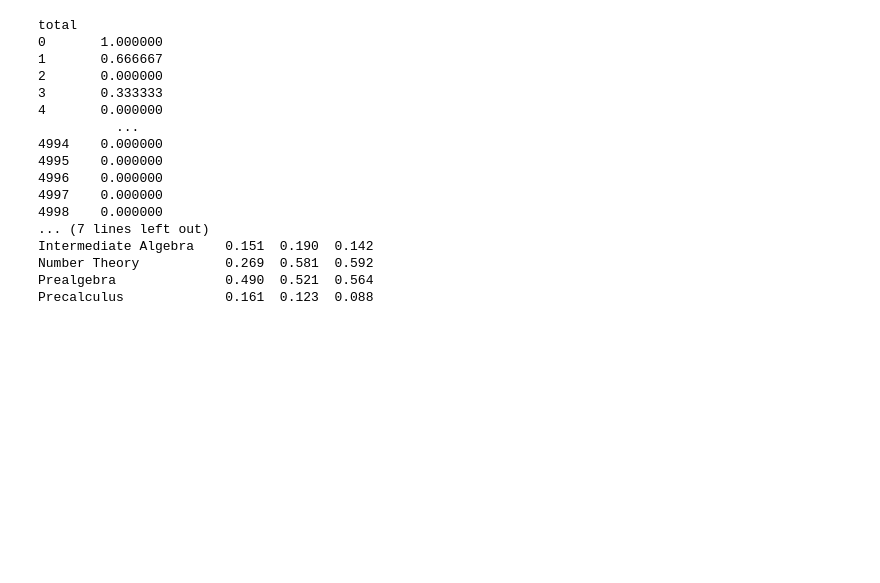
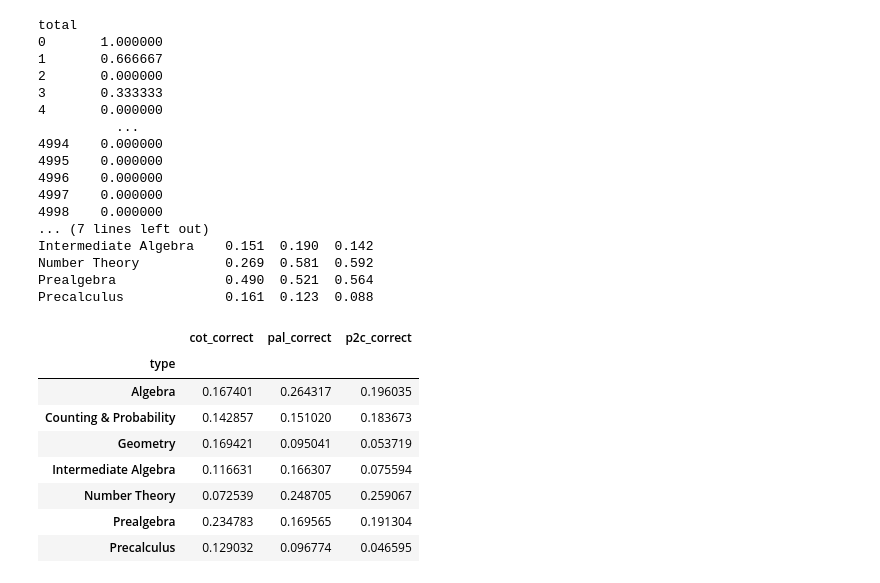
Before and after one commit to fgenie/rims_minimal, a Jupyter notebook: src/math_hacking.ipynb, the cells around one changed output. Saved outputs shown, nothing was run; the diff lists cells and outputs as text; code cells hidden in the pictures; blank space fills up the shorter version.

```diff
--- a/src/math_hacking.ipynb
+++ b/src/math_hacking.ipynb
@@ -529,3 +530,20 @@ Intermediate Algebra    0.151  0.190  0.142
 Number Theory           0.269  0.581  0.592
 Prealgebra              0.490  0.521  0.564
 Precalculus             0.161  0.123  0.088
+# %%
+base_df.loc[selection_majv_d["BASE"][0].index, ["type","cot_correct", "pal_correct", "p2c_correct"]].groupby("type").mean()
+
+
+# selection set has different preference:
+# good | cot = geometry, prealgebra, precalculus / pal = algebra, intermediate algebra, (number theory) / p2c = counting&prob, number theory
+# bad  | cot = algebra, counting & prob, number theory / pal = prealgebra / p2c = precalculus, intermediate algebra, geometry
+# %% [output]
+|  | cot_correct | pal_correct | p2c_correct |
+| type |  |  |  |
+| Algebra | 0.167401 | 0.264317 | 0.196035 |
+| Counting & Probability | 0.142857 | 0.151020 | 0.183673 |
+| Geometry | 0.169421 | 0.095041 | 0.053719 |
+| Intermediate Algebra | 0.116631 | 0.166307 | 0.075594 |
+| Number Theory | 0.072539 | 0.248705 | 0.259067 |
+| Prealgebra | 0.234783 | 0.169565 | 0.191304 |
+| Precalculus | 0.129032 | 0.096774 | 0.046595 |
```
Also changed, not shown: parts of 3 cells of this notebook, 23 other files.
